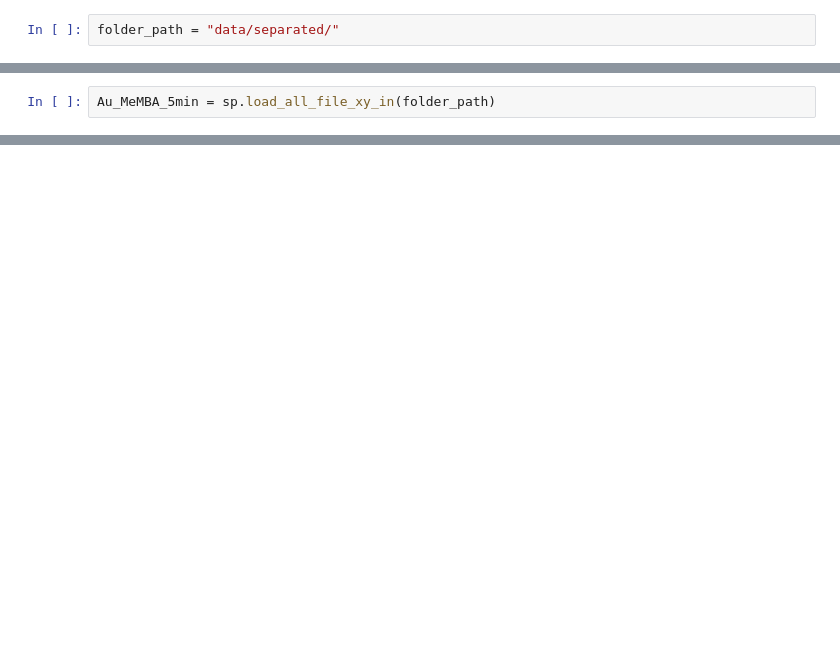
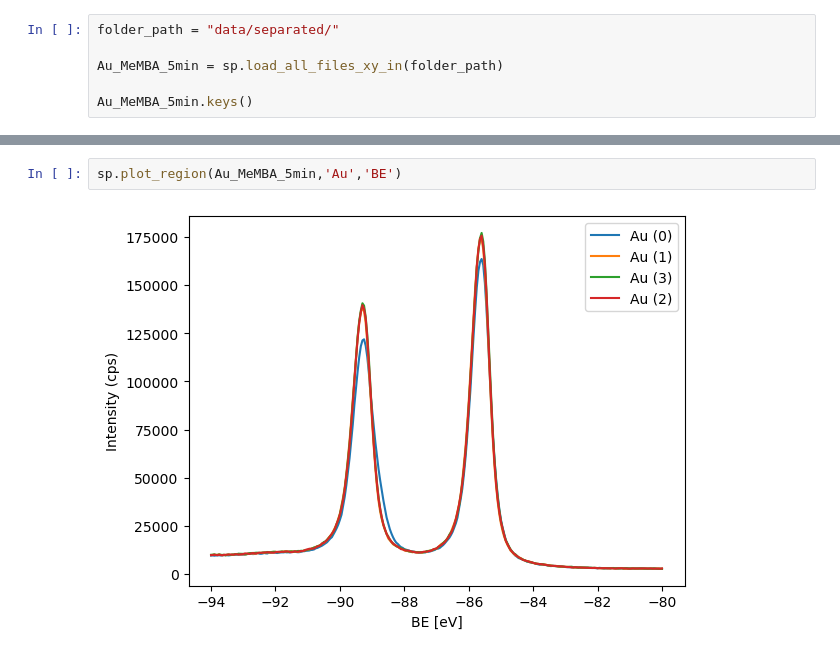
Before and after one commit to JulioAzcarate/pyFitXPS, a Jupyter notebook: examples/pruevas_varias.ipynb, the cells around one changed output, grey strips where cells are left out. Saved outputs shown, nothing was run; the diff lists cells and outputs as text; blank space fills up the shorter version.

Commit message:
add plot function

```diff
--- a/examples/pruevas_varias.ipynb
+++ b/examples/pruevas_varias.ipynb
@@ -12,2 +13,6 @@ import specs_xy as sp
 # %%
 folder_path = "data/separated/"
+
+Au_MeMBA_5min = sp.load_all_files_xy_in(folder_path)
+
+Au_MeMBA_5min.keys()
@@ -20,2 +20,0 @@ archivos
-# %%
-Au_MeMBA_5min = sp.load_all_file_xy_in(folder_path)
@@ -72,0 +95,4 @@ data/separated/Au_MeMBA_5min_30_O (3).xy
+# %%
+sp.plot_region(Au_MeMBA_5min,'Au','BE')
+# %% [output]
+[figure, added]
```
Also changed, not shown: parts of 15 cells of this notebook, 2 other files.
